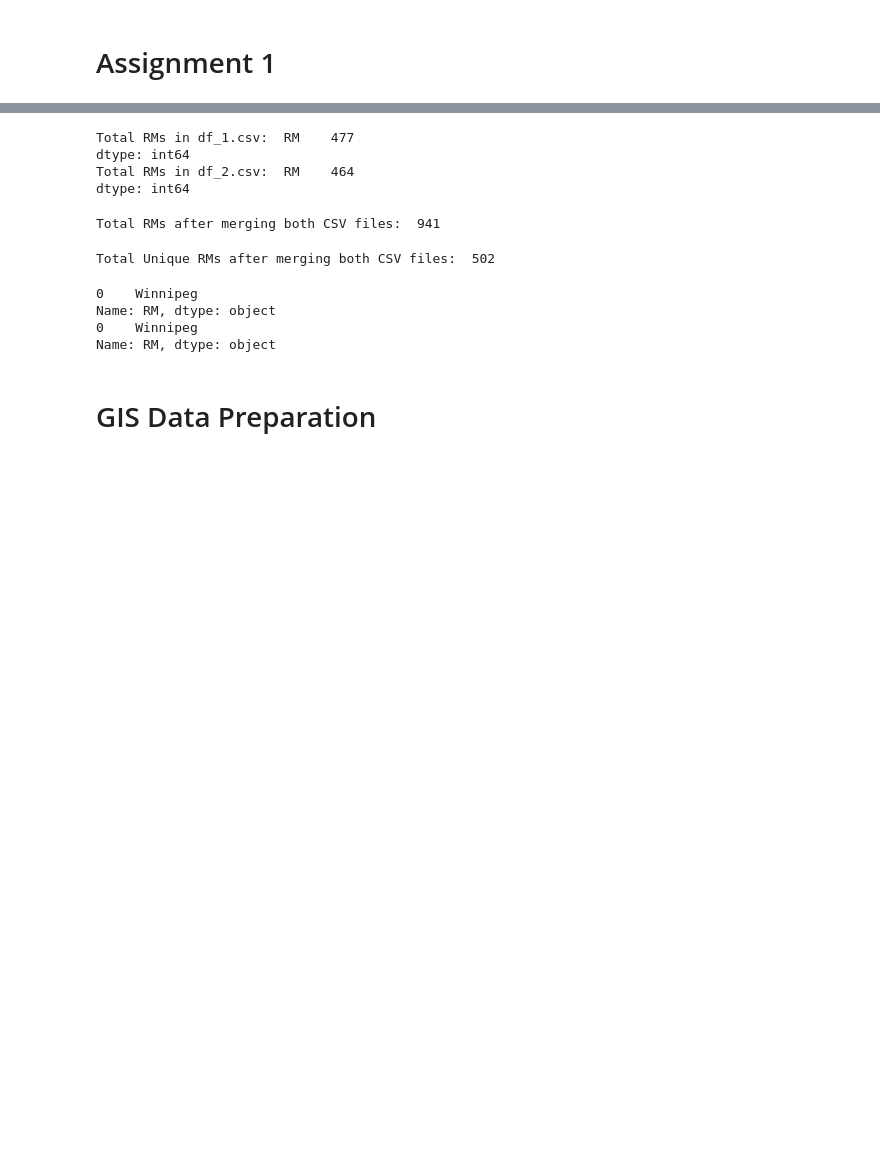
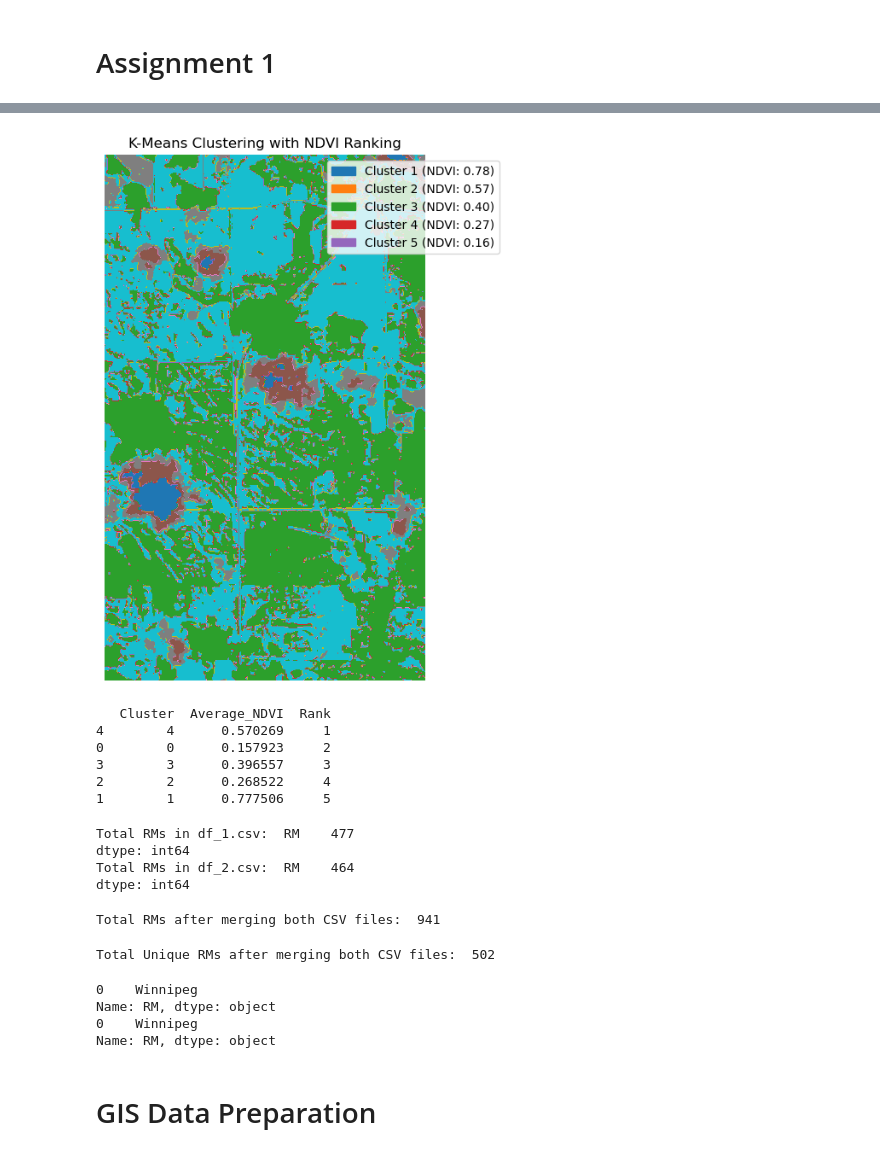
Before and after one commit to imranafsar/Palette_Cohort_6, a Jupyter notebook: Afsar-Assignments-Cohort6/Merge_RMs.ipynb, the cells around one changed output, grey strips where cells are left out. Cells and saved outputs as stored; diff of their text form; code cells hidden in the pictures; blank space fills up the shorter version.

```diff
--- a/Afsar-Assignments-Cohort6/Merge_RMs.ipynb
+++ b/Afsar-Assignments-Cohort6/Merge_RMs.ipynb
@@ -6,0 +41,68 @@ import numpy as np  # NumPy
+# %%
+from pystac_client import Client
+from odc.stac import load
+import numpy as np
+import matplotlib.pyplot as plt
+from sklearn.cluster import KMeans
+import pandas as pd
+import matplotlib.patches as mpatches
+# Open the client and search for Sentinel-2 data
+client = Client.open("https://earth-search.aws.element84.com/v1")
+collection = "sentinel-2-l2a"
+tas_bbox = [-110, 53, -110.05, 53.05]
+search = client.search(collections=[collection], bbox=tas_bbox, datetime="2023-07")
+# Load the data including the NIR band
+data = load(search.items(), bands=["red", "green", "blue", "nir"], bbox=tas_bbox, groupby="solar_day", chunks={})
+# Choose the time slice
+time_index = 11
+# Extract the RGB and NIR bands
+red = data["red"].isel(time=time_index).values
+green = data["green"].isel(time=time_index).values
+blue = data["blue"].isel(time=time_index).values
+nir = data["nir"].isel(time=time_index).values
+# Calculate NDVI
+ndvi = (nir - red) / (nir + red)
+# Stack the RGB bands to create the image array
+image_array = np.stack([red, green, blue], axis=-1)
+# Flatten the image array for clustering
+w, h, d = image_array.shape
+image_array_flat = np.reshape(image_array, (w * h, d))
+# Perform k-means clustering
+n_clusters = 5  # Number of clusters
+kmeans = KMeans(n_clusters=n_clusters, random_state=42)
+kmeans.fit(image_array_flat)
+# Predict cluster labels for each pixel
+labels = kmeans.predict(image_array_flat)
+# Reshape the labels to the original image shape
+labels = labels.reshape(w, h)
+# Calculate average NDVI for each cluster
+cluster_ndvi = np.zeros(n_clusters)
+for i in range(n_clusters):
+    cluster_ndvi[i] = np.mean(ndvi[labels == i])
+# Rank clusters based on average NDVI
+cluster_ranks = np.argsort(cluster_ndvi)[::-1]
+# Plot the clustered image with NDVI ranking
+plt.figure(figsize=(12, 8))
+plt.imshow(labels, cmap='tab10')
+plt.title('K-Means Clustering with NDVI Ranking')
+plt.axis('off')
+# Create a custom legend
+legend_labels = [f'Cluster {i+1} (NDVI: {cluster_ndvi[rank]:.2f})' for i, rank in enumerate(cluster_ranks)]
+legend_handles = [mpatches.Patch(color=plt.cm.tab10(i), label=legend_labels[i]) for i in range(n_clusters)]
+plt.legend(handles=legend_handles, loc='upper right', bbox_to_anchor=(1.25, 1))
+plt.show()
+# Print the ranked clusters
+ranked_clusters = pd.DataFrame({
+    'Cluster': np.arange(n_clusters),
+    'Average_NDVI': cluster_ndvi,
+    'Rank': cluster_ranks + 1
+}).sort_values('Rank')
+print(ranked_clusters)
+# %% [output]
+[figure, added]
+   Cluster  Average_NDVI  Rank
+4        4      0.570269     1
+0        0      0.157923     2
+3        3      0.396557     3
+2        2      0.268522     4
+1        1      0.777506     5
```
Also changed, not shown: parts of 4 cells of this notebook.
